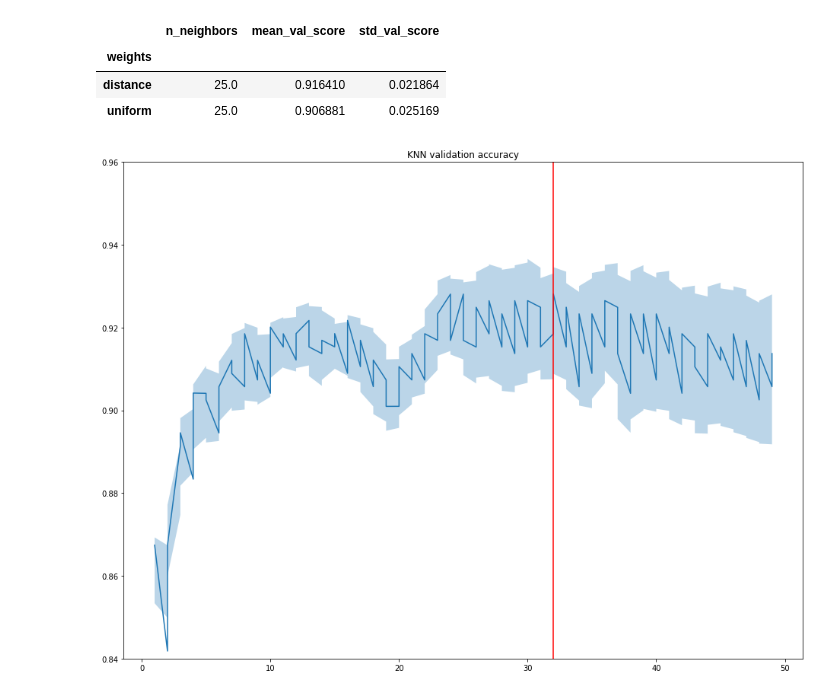
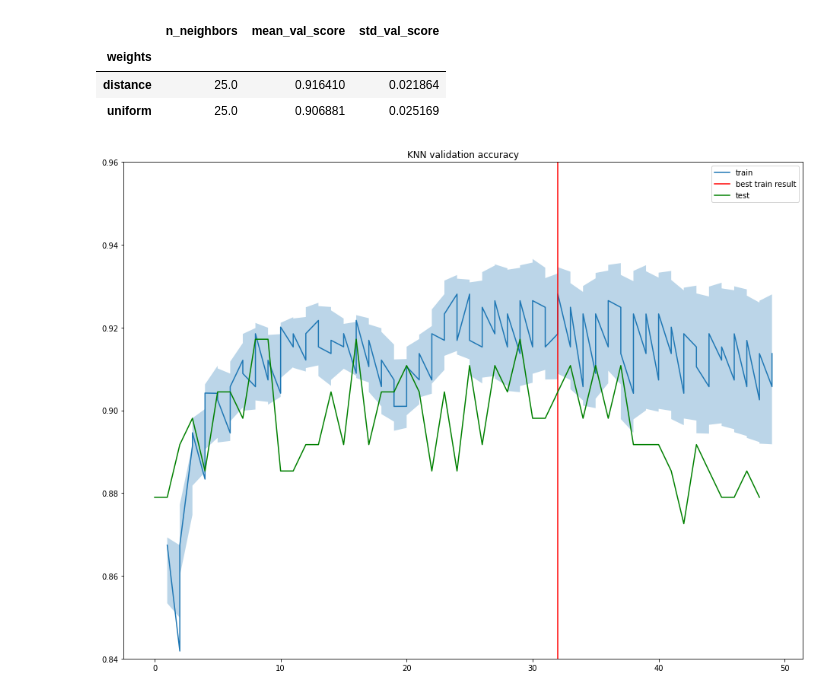
Before and after one commit to frankpietro/dm-project, a Jupyter notebook: DM_DonatiFrancaviglia_TASK3/KNN.ipynb, the cells around one changed output. Saved outputs shown, nothing was run; the diff lists cells and outputs as text; code cells hidden in the pictures.

```diff
--- a/DM_DonatiFrancaviglia_TASK3/KNN.ipynb
+++ b/DM_DonatiFrancaviglia_TASK3/KNN.ipynb
@@ -65,18 +65,27 @@ df.groupby('weights').mean()
 # %%
 from scipy.ndimage import gaussian_filter1d
 
 tmp = df.sort_values('n_neighbors')
 # plt.errorbar(tmp.n_neighbors, tmp.mean_val_score, tmp.std_val_score)
 plt.figure(figsize=(16,12))
-plt.plot(tmp.n_neighbors, tmp.mean_val_score)
+plt.plot(tmp.n_neighbors, tmp.mean_val_score, label='train')
 lower_bound = tmp.mean_val_score - tmp.std_val_score/2
 upper_bound = tmp.mean_val_score + tmp.std_val_score/2
 lower_bound = gaussian_filter1d(lower_bound, 1)
 upper_bound = gaussian_filter1d(upper_bound, 1)
 plt.fill_between(tmp.n_neighbors, lower_bound, upper_bound, alpha=.3)
-plt.plot([32,32], [0,1], color='r')
+plt.plot([32,32], [0,1], color='r', label='best train result')
 plt.ylim([0.84,0.96])
+
+test_val = []
+for i in range(1,50):
+    test_knn = KNeighborsClassifier(n_neighbors=i, weights='distance')
+    test_knn.fit(train_x, train_y)
+    test_val.append(test_knn.score(test_x, test_y))
+
+plt.plot(test_val, color='g', label='test')
 plt.title('KNN validation accuracy')
+plt.legend()
 plt.show()
 # %% [output]
-[figure, old version]
+[figure, new version]
```
Also changed, not shown: 1 other file.
